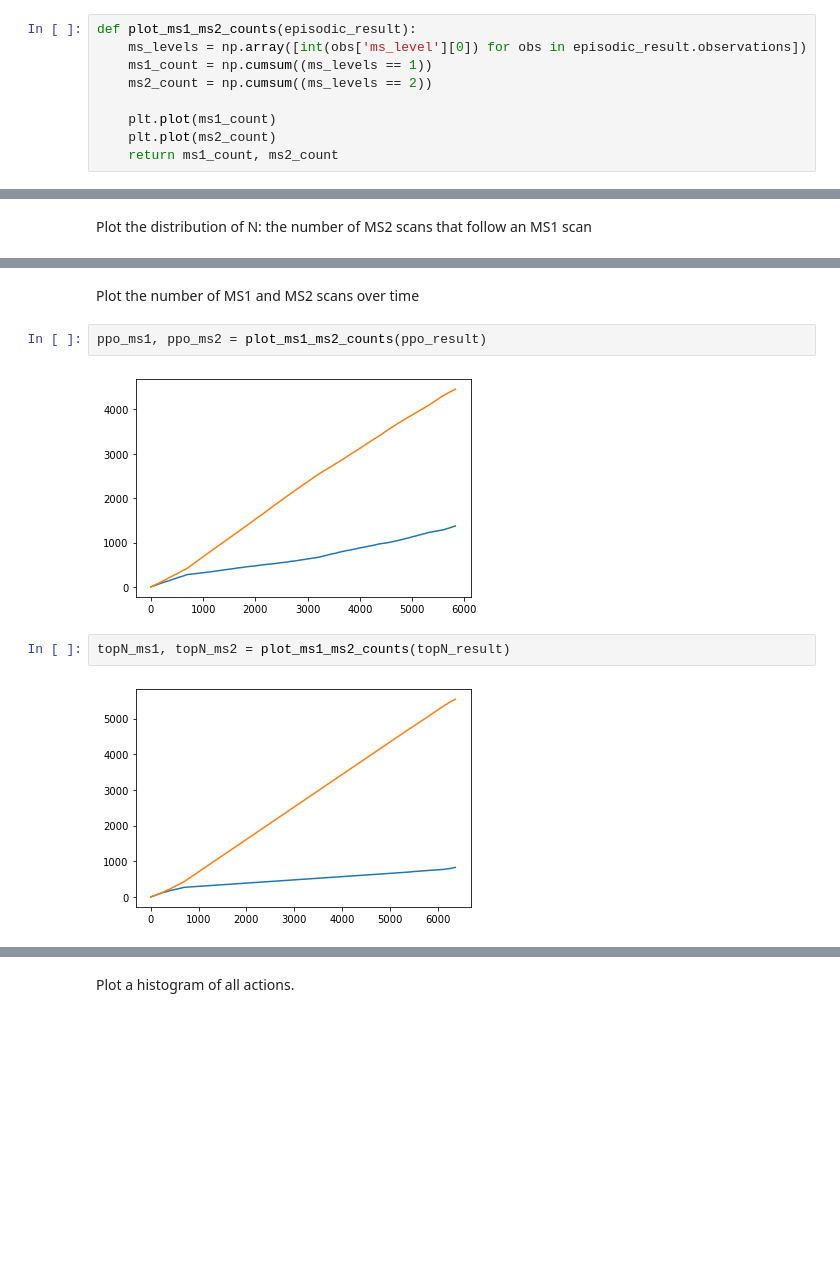
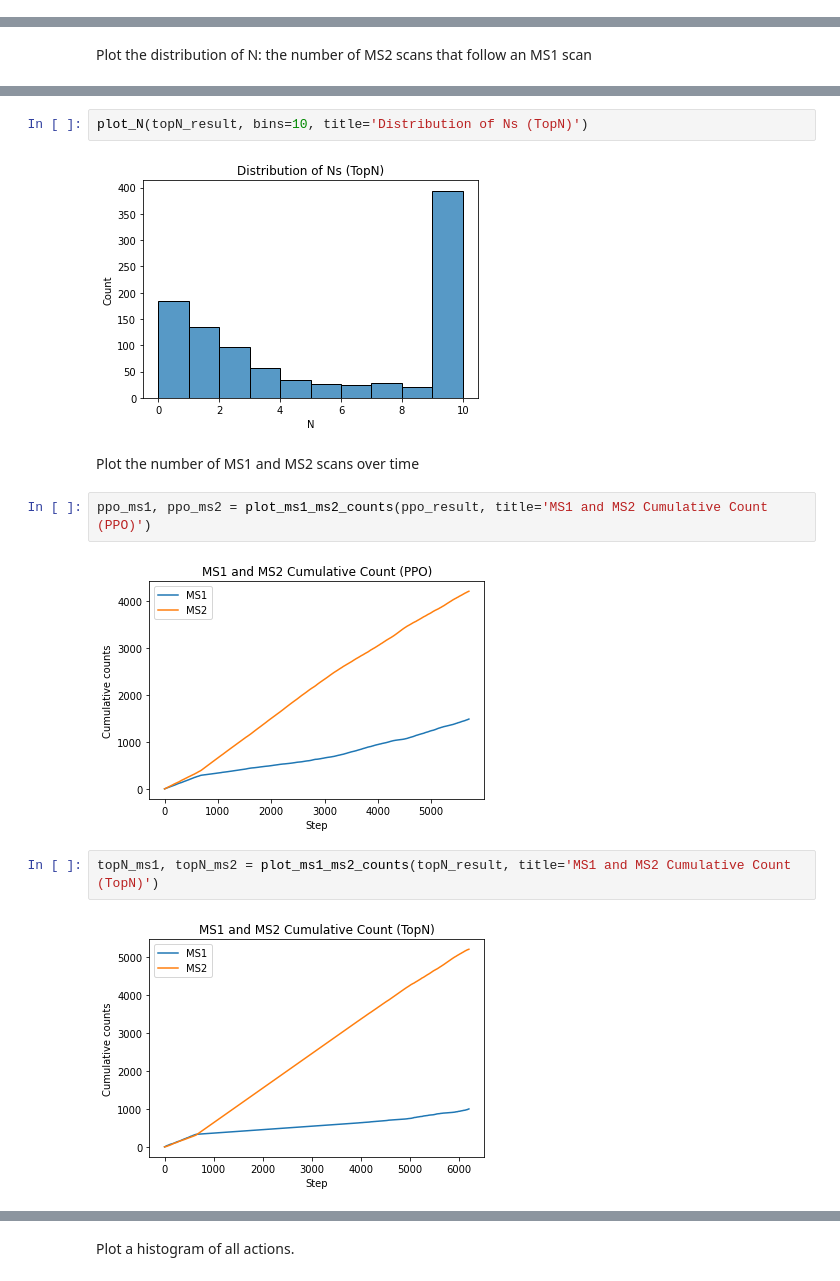
Before and after one commit to glasgowcompbio/vimms-gym, a Jupyter notebook: notebooks/QCB_chems/visualisation.ipynb, the cells around one changed output, grey strips where cells are left out. Cells and saved outputs as stored; diff of their text form; blank space fills up the shorter version.

Commit message:
Added more notebooks. Put some plotting methods into visualisation.py.

```diff
--- a/notebooks/QCB_chems/visualisation.ipynb
+++ b/notebooks/QCB_chems/visualisation.ipynb
@@ -246,9 +229,0 @@ def plot_N(episodic_result):
-# %%
-def plot_ms1_ms2_counts(episodic_result):
-    ms_levels = np.array([int(obs['ms_level'][0]) for obs in episodic_result.observations])
-    ms1_count = np.cumsum((ms_levels == 1))
-    ms2_count = np.cumsum((ms_levels == 2))
-
-    plt.plot(ms1_count)
-    plt.plot(ms2_count)
-    return ms1_count, ms2_count
@@ -325,12 +242,16 @@ plot_N(topN_result)
+# %%
+plot_N(topN_result, bins=10, title='Distribution of Ns (TopN)')
+# %% [output]
+[figure, added]
 # %% [markdown]
 Plot the number of MS1 and MS2 scans over time
 # %%
-ppo_ms1, ppo_ms2 = plot_ms1_ms2_counts(ppo_result)
+ppo_ms1, ppo_ms2 = plot_ms1_ms2_counts(ppo_result, title='MS1 and MS2 Cumulative Count (PPO)')
 # %% [output]
-[figure, old version]
+[figure, new version]
 # %%
-topN_ms1, topN_ms2 = plot_ms1_ms2_counts(topN_result)
+topN_ms1, topN_ms2 = plot_ms1_ms2_counts(topN_result, title='MS1 and MS2 Cumulative Count (TopN)')
 # %% [output]
-[figure, old version]
+[figure, new version]
 # %%
 plt.plot(ppo_ms1, 'r-', label='PPO (MS1)')
```
Also changed, not shown: parts of 27 cells of this notebook, 6 other files.
